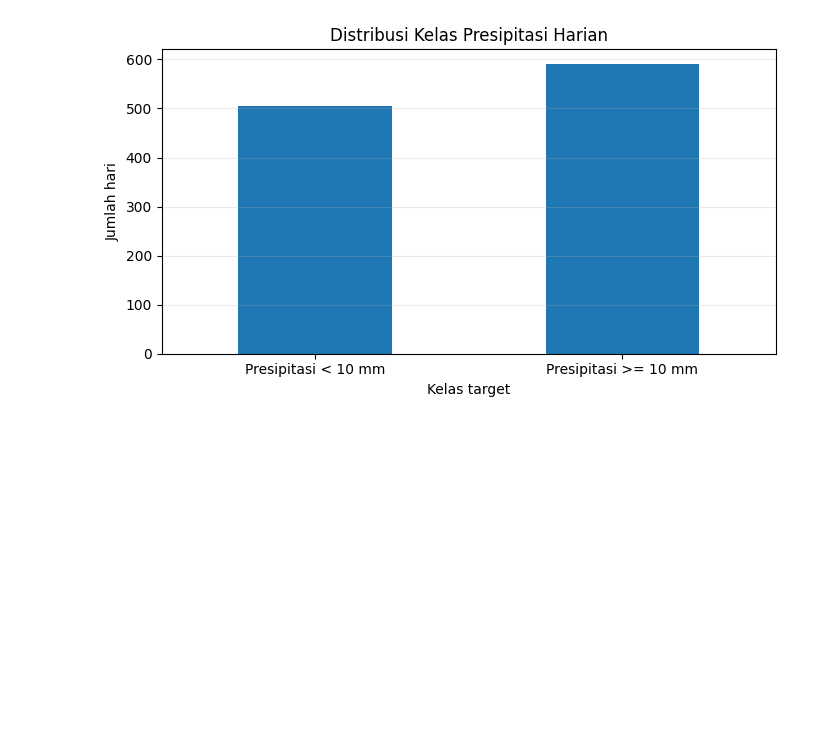
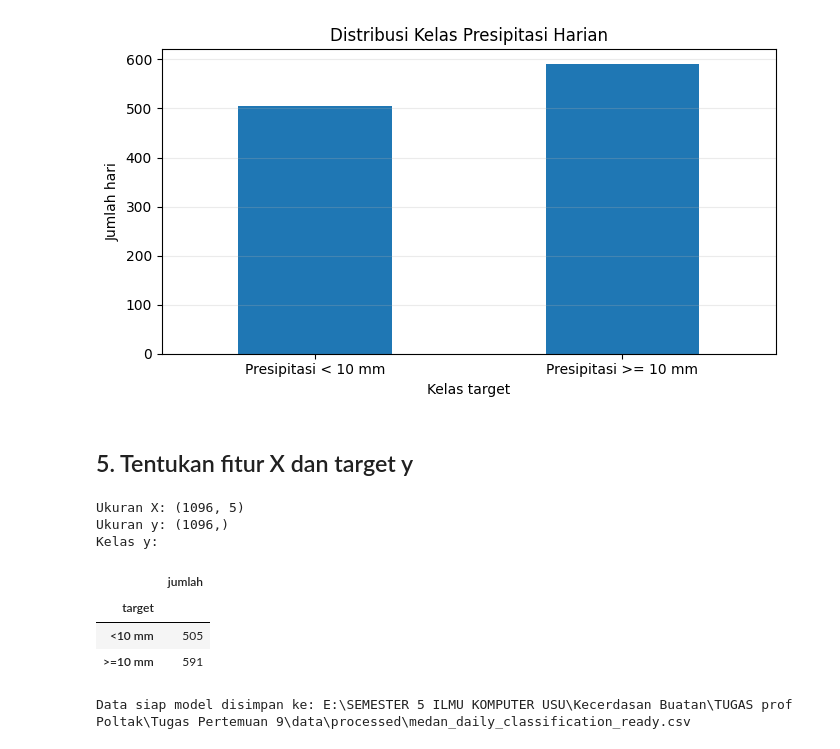
Before and after one commit to LAVOTSIRC/Klasifikasi-Presipitasi-Medan, a Jupyter notebook: notebooks/01_klasifikasi_knn_vs_decision_tree.ipynb, the cells around one changed output. Saved outputs shown, nothing was run; the diff lists cells and outputs as text; code cells hidden in the pictures; blank space fills up the shorter version.

Commit message:
feat(data): define X y features and export processed dataset for modeling

```diff
--- a/notebooks/01_klasifikasi_knn_vs_decision_tree.ipynb
+++ b/notebooks/01_klasifikasi_knn_vs_decision_tree.ipynb
@@ -237,3 +237,37 @@ plt.show()
 | Presipitasi < 10 mm | 505 | 46.08 |
 | Presipitasi >= 10 mm | 591 | 53.92 |
 [figure]
+# %% [markdown]
+## 5. Tentukan fitur X dan target y
+# %%
+# Lima fitur meteorologis. Kedua variabel presipitasi tidak dimasukkan ke X
+# supaya model tidak mendapatkan variabel yang membentuk label target.
+feature_cols = [
+    "temperature_2m_mean",
+    "relative_humidity_2m_mean",
+    "cloud_cover_mean",
+    "pressure_msl_mean",
+    "wind_speed_10m_mean",
+]
+
+X = df[feature_cols].copy()
+y = df["target"].copy()
+
+print("Ukuran X:", X.shape)
+print("Ukuran y:", y.shape)
+print("Kelas y:")
+display(y.value_counts().sort_index().rename(index={0: "<10 mm", 1: ">=10 mm"}).to_frame("jumlah"))
+
+# Simpan data hasil penyiapan untuk audit dan reproduksibilitas.
+model_ready = df[["date", *feature_cols, "precipitation_sum", "rain_sum", "target", "target_label"]].copy()
+model_ready.to_csv(PROCESSED_DIR / "medan_daily_classification_ready.csv", index=False)
+print("Data siap model disimpan ke:", PROCESSED_DIR / "medan_daily_classification_ready.csv")
+# %% [output]
+Ukuran X: (1096, 5)
+Ukuran y: (1096,)
+Kelas y:
+|  | jumlah |
+| target |  |
+| <10 mm | 505 |
+| >=10 mm | 591 |
+Data siap model disimpan ke: E:\SEMESTER 5 ILMU KOMPUTER USU\Kecerdasan Buatan\TUGAS prof Poltak\Tugas Pertemuan 9\data\processed\medan_daily_classification_ready.csv
```
Also changed, not shown: 1 other file.
